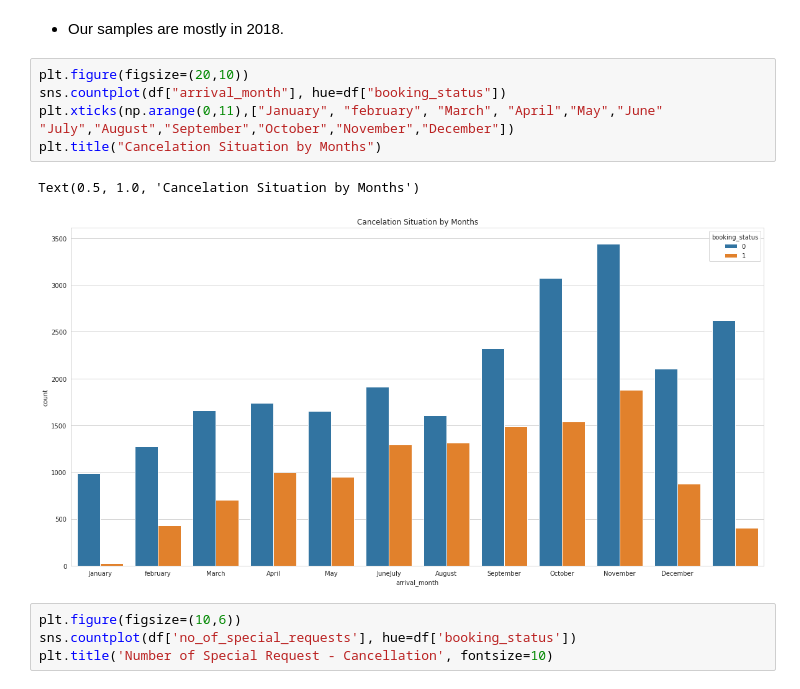
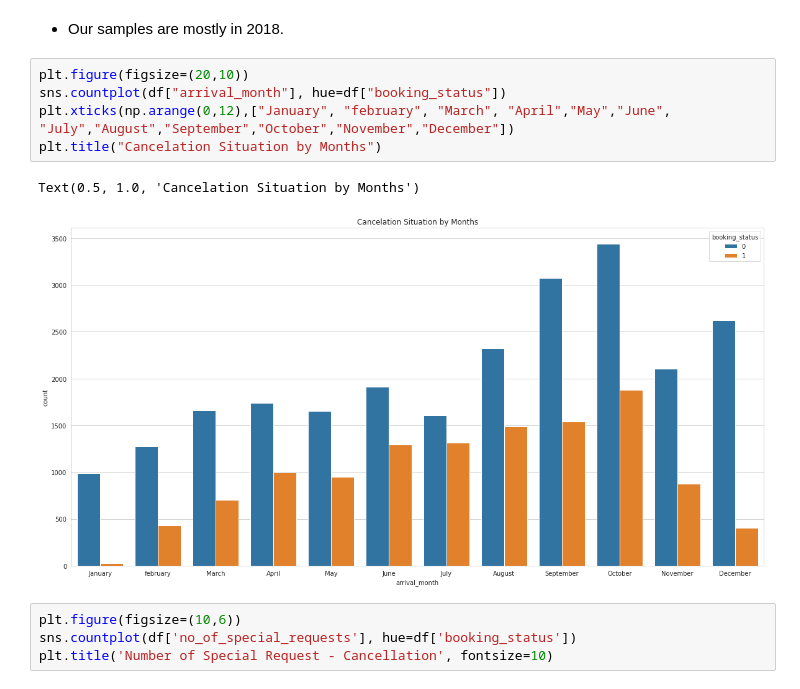
Before and after one commit to rimchristian/Hotel-Reservation-ML-Model, a Jupyter notebook: hotelbooking.ipynb, the cells around one changed output. Saved outputs shown, nothing was run; the diff lists cells and outputs as text.

```diff
--- a/hotelbooking.ipynb
+++ b/hotelbooking.ipynb
@@ -272,12 +272,12 @@ Text(0.5, 1.0, 'Number of Bookings by Year')
 # %%
 plt.figure(figsize=(20,10))
 sns.countplot(df["arrival_month"], hue=df["booking_status"])
-plt.xticks(np.arange(0,11),["January", "february", "March", "April","May","June"
+plt.xticks(np.arange(0,12),["January", "february", "March", "April","May","June",
 "July","August","September","October","November","December"])
 plt.title("Cancelation Situation by Months")
 # %% [output]
 Text(0.5, 1.0, 'Cancelation Situation by Months')
-[figure, old version]
+[figure, new version]
 # %%
 plt.figure(figsize=(10,6))
 sns.countplot(df['no_of_special_requests'], hue=df['booking_status'])
```
